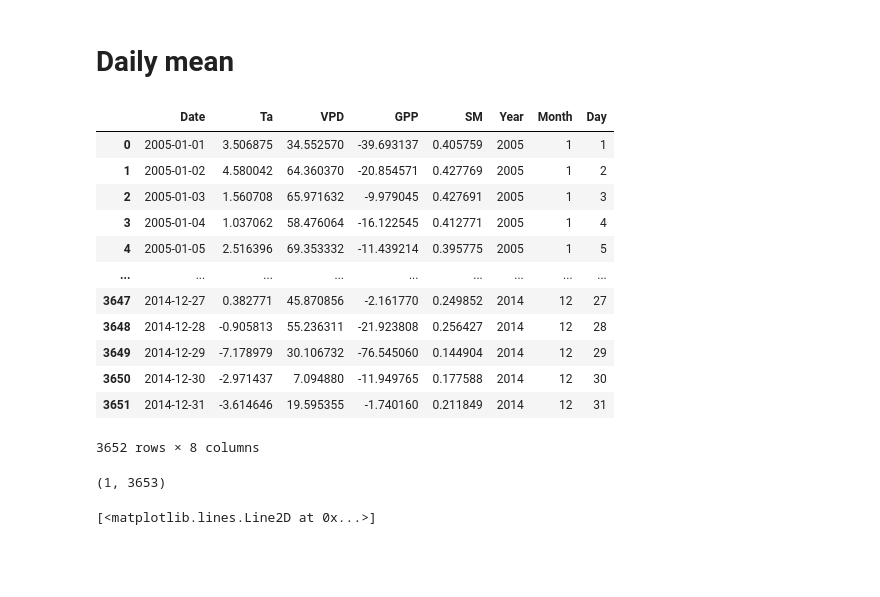
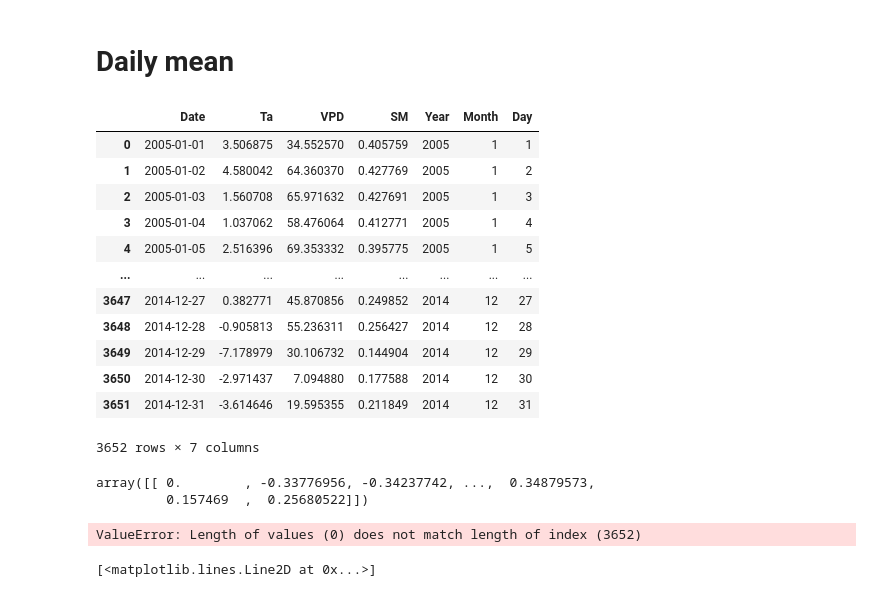
Before and after one commit to Margaux-Ccd/Ecohydro_modelling, a Jupyter notebook: EM_python.ipynb, the cells around one changed output. Saved outputs shown, nothing was run; the diff lists cells and outputs as text; code cells hidden in the pictures; blank space fills up the shorter version.

```diff
--- a/EM_python.ipynb
+++ b/EM_python.ipynb
@@ -21,11 +21,11 @@ cha_mat
 # %%
 cha = pd.DataFrame(
     {
-        'GPP': cha_mat['Gfin'][:].squeeze(), #vérifier que le GPP est bon et son unité #we should maybe use NPP ? calculated each day with the T&C model
+        #'NPP': cha_mat['NPP_L'][:].squeeze(), #Net primary production for low vegetation calculated each day with the T&C model
         'Ta': cha_mat['Ta'][:].squeeze(),
         'VPD': cha_mat['Ds'][:].squeeze(), #in Pa
         'SM': cha_mat['OF'][:].squeeze(), # first soil layer (surface)
-        'SIF':cha_mat['SIF_L'][:].squeeze() #CHA=grassland--> low vegetation
+        #'SIF':cha_mat['SIF_L'][:].squeeze() #CHA=grassland--> low vegetation # valeurs chaque jour donc on ajoute après
     }
 )
 cha
@@ -88,37 +88,44 @@ plt.plot(cha_2005['Date'], cha_2005['GPP'])
 # Daily mean
 # %%
 # Groupby day to have daily mean
-cha_daily = cha.groupby('Date_day')[['Ta','VPD', 'GPP','SM']].mean().reset_index()
+cha_daily = cha.groupby('Date_day')[['Ta','VPD','SM']].mean().reset_index()
 
 #rearrange
 cha_daily.rename(columns={'Date_day': 'Date'}, inplace=True)
 cha_daily['Date'] = pd.to_datetime(cha_daily['Date'])
 cha_daily['Year'] = cha_daily['Date'].dt.year
 cha_daily['Month'] = cha_daily['Date'].dt.month
 cha_daily['Day'] = cha_daily['Date'].dt.day
 
 cha_daily
 # %% [output]
-|  | Date | Ta | VPD | GPP | SM | Year | Month | Day |
-| 0 | 2005-01-01 | 3.506875 | 34.552570 | -39.693137 | 0.405759 | 2005 | 1 | 1 |
-| 1 | 2005-01-02 | 4.580042 | 64.360370 | -20.854571 | 0.427769 | 2005 | 1 | 2 |
-| 2 | 2005-01-03 | 1.560708 | 65.971632 | -9.979045 | 0.427691 | 2005 | 1 | 3 |
-| 3 | 2005-01-04 | 1.037062 | 58.476064 | -16.122545 | 0.412771 | 2005 | 1 | 4 |
-| 4 | 2005-01-05 | 2.516396 | 69.353332 | -11.439214 | 0.395775 | 2005 | 1 | 5 |
-| ... | ... | ... | ... | ... | ... | ... | ... | ... |
-| 3647 | 2014-12-27 | 0.382771 | 45.870856 | -2.161770 | 0.249852 | 2014 | 12 | 27 |
-| 3648 | 2014-12-28 | -0.905813 | 55.236311 | -21.923808 | 0.256427 | 2014 | 12 | 28 |
-| 3649 | 2014-12-29 | -7.178979 | 30.106732 | -76.545060 | 0.144904 | 2014 | 12 | 29 |
-| 3650 | 2014-12-30 | -2.971437 | 7.094880 | -11.949765 | 0.177588 | 2014 | 12 | 30 |
-| 3651 | 2014-12-31 | -3.614646 | 19.595355 | -1.740160 | 0.211849 | 2014 | 12 | 31 |
+|  | Date | Ta | VPD | SM | Year | Month | Day |
+| 0 | 2005-01-01 | 3.506875 | 34.552570 | 0.405759 | 2005 | 1 | 1 |
+| 1 | 2005-01-02 | 4.580042 | 64.360370 | 0.427769 | 2005 | 1 | 2 |
+| 2 | 2005-01-03 | 1.560708 | 65.971632 | 0.427691 | 2005 | 1 | 3 |
+| 3 | 2005-01-04 | 1.037062 | 58.476064 | 0.412771 | 2005 | 1 | 4 |
+| 4 | 2005-01-05 | 2.516396 | 69.353332 | 0.395775 | 2005 | 1 | 5 |
+| ... | ... | ... | ... | ... | ... | ... | ... |
+| 3647 | 2014-12-27 | 0.382771 | 45.870856 | 0.249852 | 2014 | 12 | 27 |
+| 3648 | 2014-12-28 | -0.905813 | 55.236311 | 0.256427 | 2014 | 12 | 28 |
+| 3649 | 2014-12-29 | -7.178979 | 30.106732 | 0.144904 | 2014 | 12 | 29 |
+| 3650 | 2014-12-30 | -2.971437 | 7.094880 | 0.177588 | 2014 | 12 | 30 |
+| 3651 | 2014-12-31 | -3.614646 | 19.595355 | 0.211849 | 2014 | 12 | 31 |
-3652 rows × 8 columns
+3652 rows × 7 columns
+# %%
+cha_mat['NPP_L'][:]
+# %% [output]
+array([[ 0.        , -0.33776956, -0.34237742, ...,  0.34879573,
+         0.157469  ,  0.25680522]])
 # %%
 # Chamau is grassland so we will use net primary production low vegetation
 # 'Ta': cha_mat['Ta'][:].squeeze(),
 cha_mat['NPP_L'][:].shape
-#cha_daily['NPP'] = cha_mat['NPP_L'][:].squeeze()
+cha_daily['NPP'] = cha_mat['NPP_L'][1:].squeeze()
+
+#Problème: NPP a une longueur de 3652 alors que daily mean en a un de 3653. La première valeur est de 0 donc on l'enlève
 # %% [output]
-(1, 3653)
+ValueError: Length of values (0) does not match length of index (3652)
 # %%
 plt.plot(cha_daily['Date'], cha_daily['Ta'])
 # %% [output]
```
Also changed, not shown: parts of 12 cells of this notebook, 2 other files.
